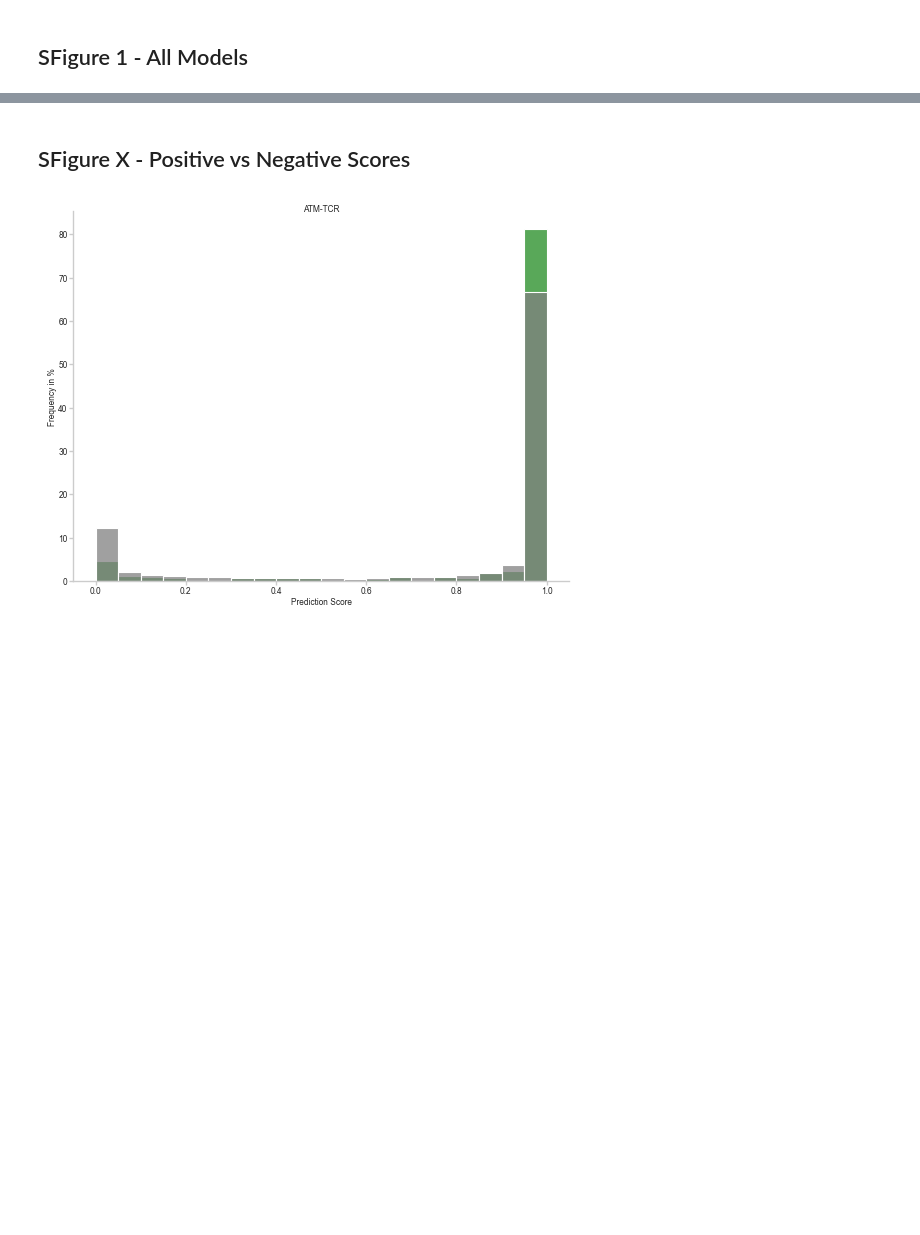
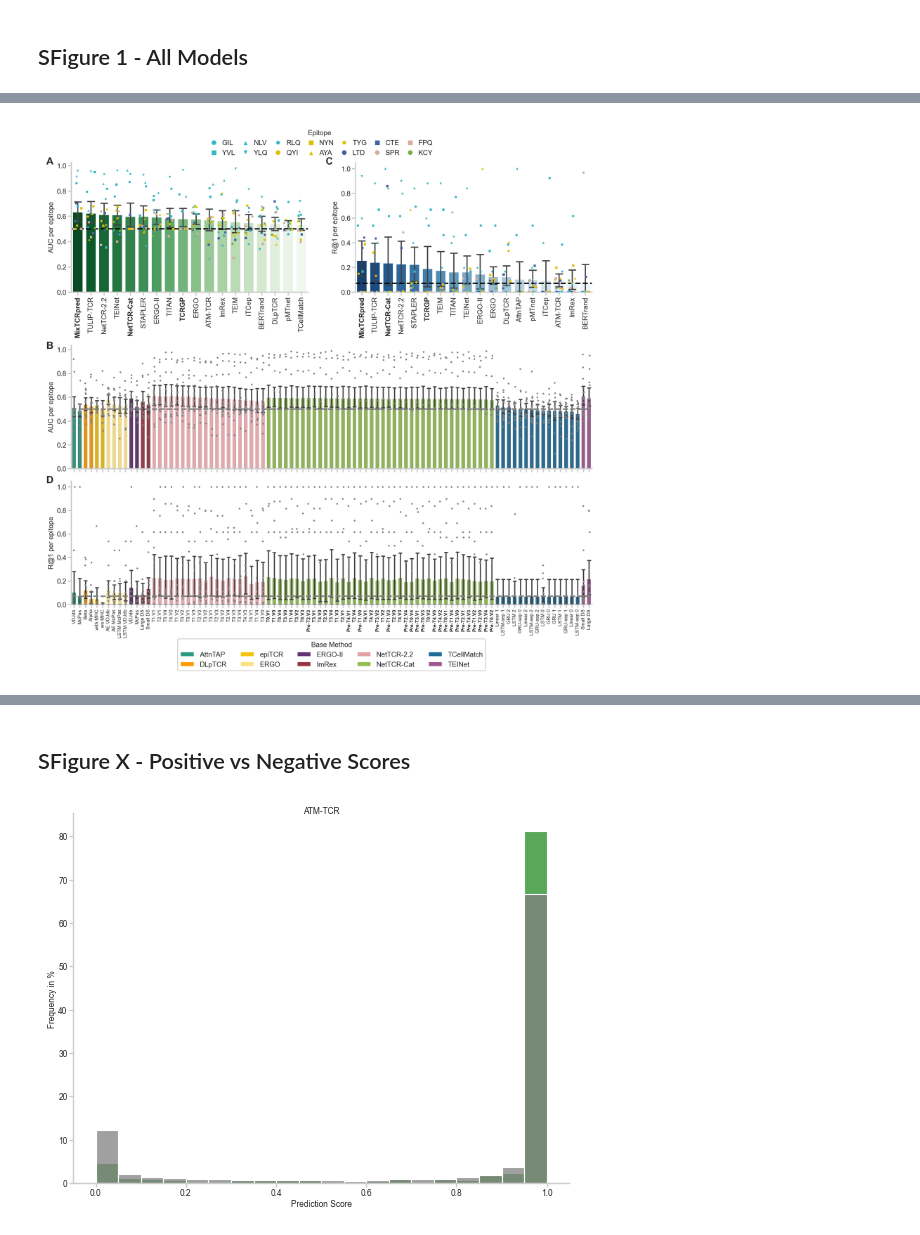
Before and after one commit to SchubertLab/benchmark_TCRprediction, a Jupyter notebook: manuscript/Figure_viral.ipynb, the cells around one changed output, grey strips where cells are left out. Cells and saved outputs as stored; diff of their text form; code cells hidden in the pictures; blank space fills up the shorter version.

```diff
--- a/manuscript/Figure_viral.ipynb
+++ b/manuscript/Figure_viral.ipynb
@@ -1351,0 +1218,83 @@ The `errwidth` parameter is deprecated. And will be removed in v0.15.0. Pass `er
+# %%
+scale = 1
+fig = plt.figure(figsize=(TEXT_WIDTH * scale, TEXT_WIDTH * scale * 1),
+                 dpi=DPI)
+set_font_size(6)
+utils_plot.LINEWIDTH = 1
+
+gridspecs = {}
+
+gridspecs["full"] = mpl.gridspec.GridSpec(
+    figure=fig,
+    nrows=2,
+    ncols=1,
+    height_ratios=[1, 2],
+    width_ratios=[1],
+)
+
+gridspecs["ab"] = mpl.gridspec.GridSpecFromSubplotSpec(
+    subplot_spec=gridspecs['full'][0],
+    nrows=1,
+    ncols=2,
+    height_ratios=[1,],
+    width_ratios=[1, 1],
+)
+gridspecs["cd"] = mpl.gridspec.GridSpecFromSubplotSpec(
+    subplot_spec=gridspecs['full'][1],
+    nrows=2,
+    ncols=1,
+    height_ratios=[1, 1],
+    width_ratios=[1],
+    hspace=0.1
+)
+
+ax_a = fig.add_subplot(gridspecs["ab"][0])
+ax_b = fig.add_subplot(gridspecs["ab"][1])
+
+
+plot_barplot(df_performance_best, 'AUC', n_top=18, cmap='Greens_r', ax=ax_a, rdm=0.5,
+            hue='Group', palette=epitope_mhc_colors, markers=markers_epitope)
+ax_a.set_ylabel('AUC per epitope')
+ax_a.legend().remove()
+labels = ax_a.get_xticklabels()
+[el.set_weight('bold') for el in labels if el.get_text() in ['NetTCR-Cat', 'MixTCRpred', 'TCRGP']]
+
+plot_barplot(df_performance_best, 'R@1', n_top=18, cmap='Blues_r', ax=ax_b, rdm=1/14,
+            hue='Group', palette=epitope_mhc_colors, markers=markers_epitope)
+ax_b.set_ylabel('R@1 per epitope')
+#ax_b.legend().remove()
+labels = ax_b.get_xticklabels()
+[el.set_weight('bold') for el in labels if el.get_text() in ['NetTCR-Cat', 'MixTCRpred', 'TCRGP']]
+
+legend_handles = [plt.Line2D([0], [0], marker=markers_epitope[epi], color='w',
+                             markerfacecolor=epitope_mhc_colors[epi], markersize=5, label=epi[:3])
+                  for epi in markers_epitope.keys()]
+ax_b.legend(handles=legend_handles, ncols=7, frameon=False, title='Epitope',
+            columnspacing=0.5, handletextpad=0.2,
+            loc='lower center', bbox_to_anchor=(-0.15, 1.0))
+
+
+for i, metric in enumerate(['AUC', 'R@1']):
+    ax_ = fig.add_subplot(gridspecs["cd"][i])
+    plot_alternatives(df_performance_alt, metric, sort_by='Average', ax=ax_, rdm=0.5 if i==0 else 1/14)
+    ax_.set_ylabel(f'{metric} per epitope')
+
+    if i == 0:
+        ax_.set_xticklabels([])
+        custom_legend = [Patch(facecolor=c, label=utils_config.mapper_methods[l]) for l, c in colors_models.items()]
+    if i == 1:
+        ax_.legend(handles=custom_legend, title='Base Method', ncol=5, bbox_to_anchor=(0.5, -0.25), loc='upper center')
+
+
+fig.text(0.01, 0.92, 'A', size='x-large', weight='bold')
+fig.text(0.51, 0.92, 'C', size='x-large', weight='bold')
+fig.text(0.01, 0.59, 'B', size='x-large', weight='bold')
+fig.text(0.01, 0.35, 'D', size='x-large', weight='bold')
+
+
+fig.tight_layout()
+fig.savefig('../figures/sfig_viral_benchmark_all.pdf',
+           dpi=DPI, bbox_inches='tight')
+fig.savefig('../figures/sfig_viral_benchmark_all.png',
+           dpi=DPI, bbox_inches='tight')
+# %% [output]
@@ -1351,0 +1318 @@ The `errwidth` parameter is deprecated. And will be removed in v0.15.0. Pass `er
+[figure, new version]
```
Also changed, not shown: parts of 15 cells of this notebook.
